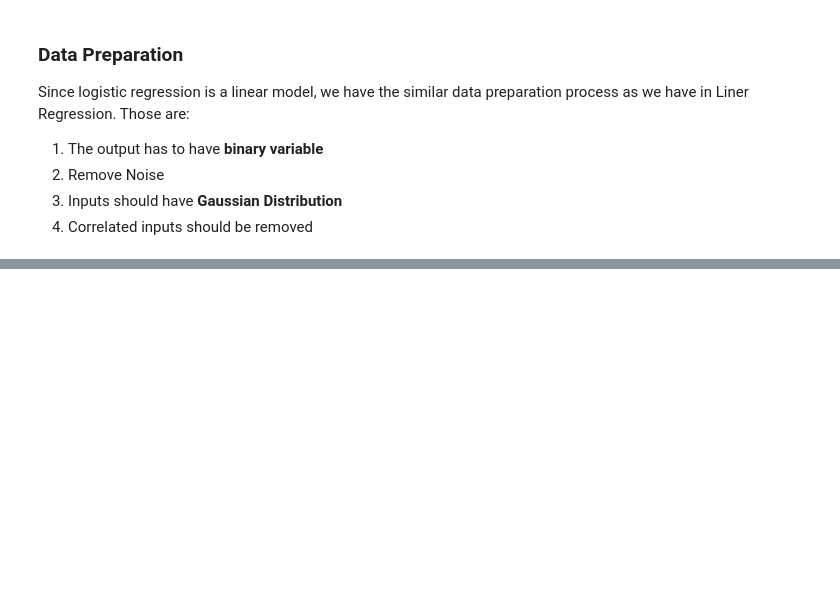
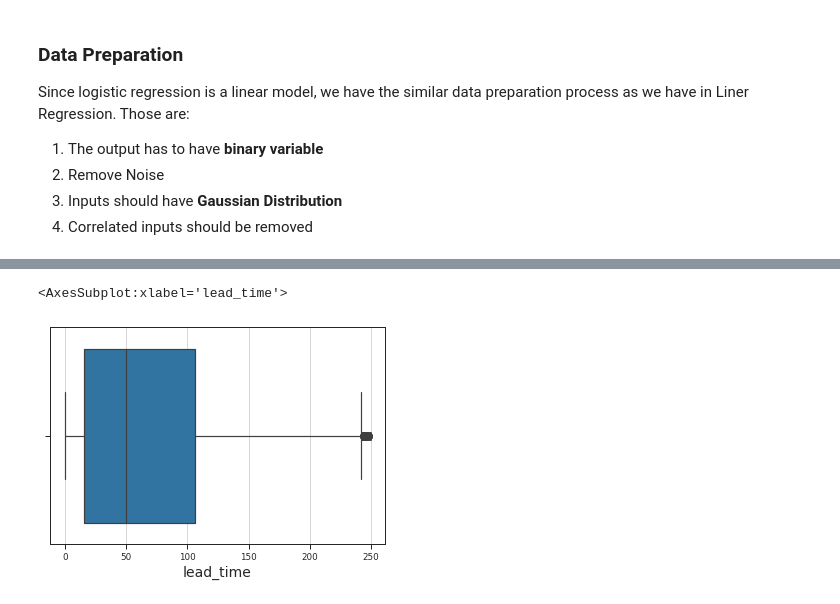
Before and after one commit to muscak/Master-Machine-Learning-Algorithms, a Jupyter notebook: Linear-Algorithms/Logistic-Regression/Logistic Regression.ipynb, the cells around one changed output, grey strips where cells are left out. Cells and saved outputs as stored; diff of their text form; code cells hidden in the pictures; blank space fills up the shorter version.

```diff
--- a/Linear-Algorithms/Logistic-Regression/Logistic Regression.ipynb
+++ b/Linear-Algorithms/Logistic-Regression/Logistic Regression.ipynb
@@ -307,0 +538,6 @@ Since logistic regression is a linear model, we have the similar data preparatio
+# %%
+df_real = df_real[df_real['lead_time'] < 250]
+sb.boxplot(data=df_real['lead_time'])
+# %% [output]
+<AxesSubplot:xlabel='lead_time'>
+[figure, added]
```
Also changed, not shown: parts of 40 cells of this notebook.
